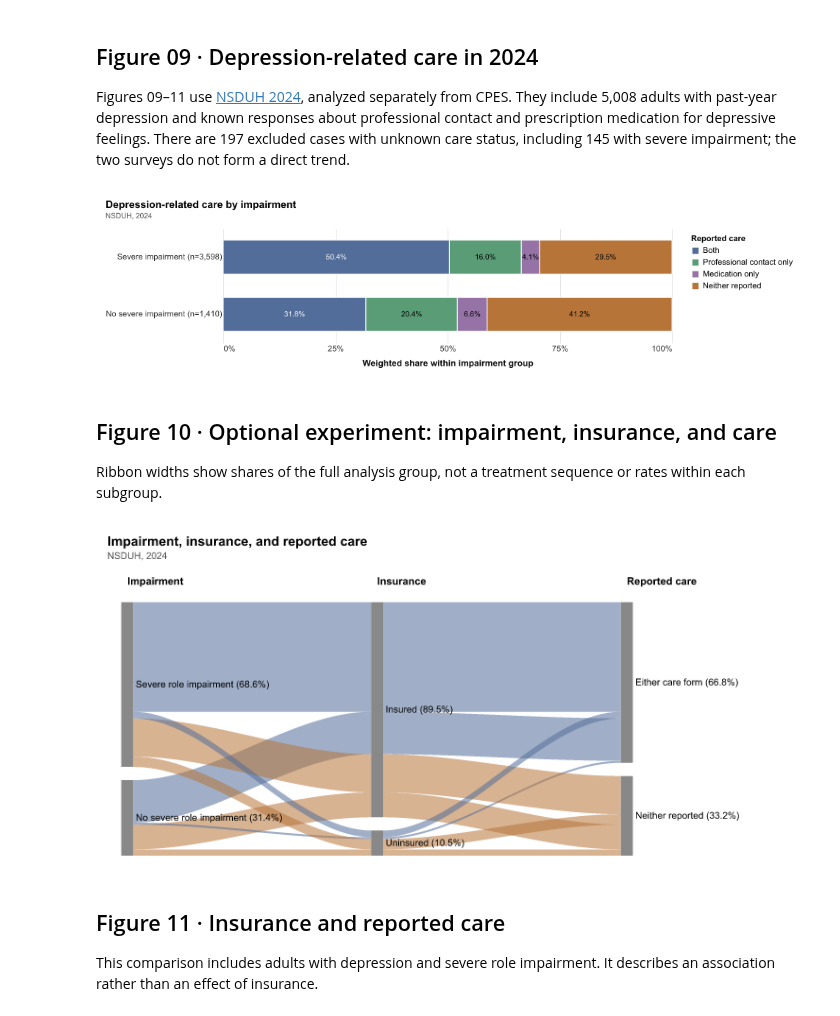
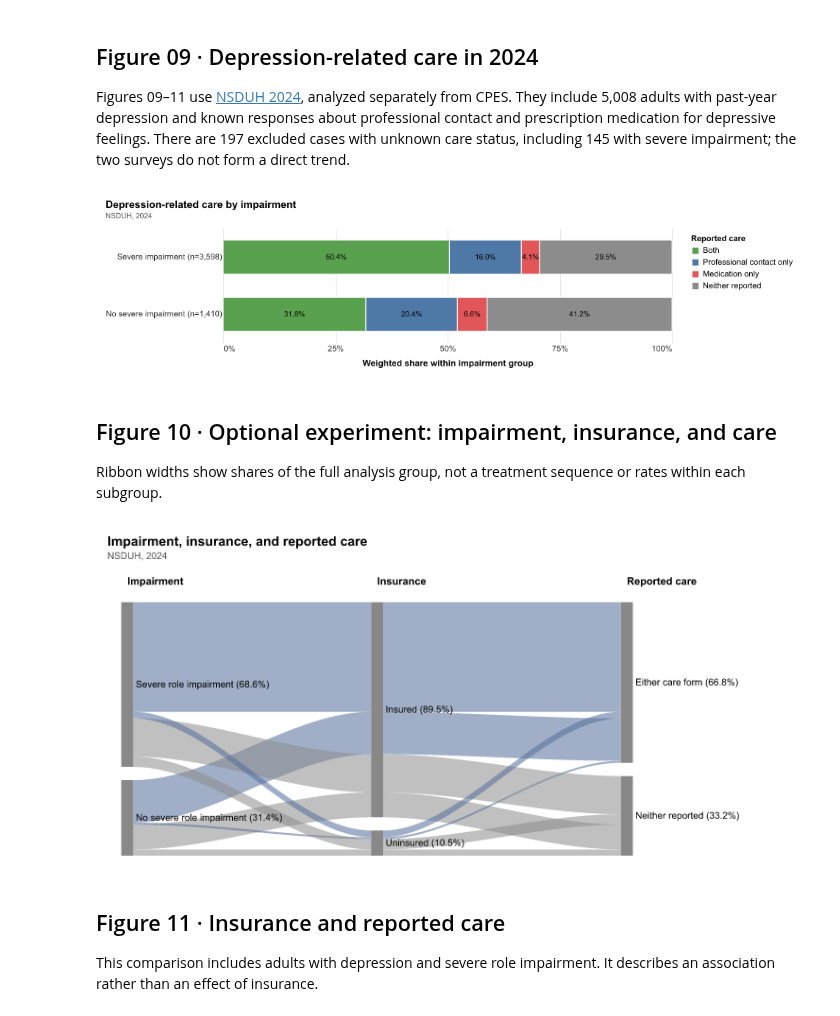
Before and after one commit to judycchen/capp30239-data-visualization_judy-chen, a Jupyter notebook: static-viz-project/milestone2_draft/static-draft.ipynb, the cells around one changed output. Saved outputs shown, nothing was run; the diff lists cells and outputs as text; code cells hidden in the pictures.

Commit message:
Use green blue red and gray for care categories

```diff
--- a/static-viz-project/milestone2_draft/static-draft.ipynb
+++ b/static-viz-project/milestone2_draft/static-draft.ipynb
@@ -26,7 +26,7 @@ import altair as alt
 # Display static PNGs in the notebook.
 alt.renderers.enable("png")
 
-BLUE, ORANGE = "#536D9A", "#B67439"
+BLUE = "#536D9A"
 # ColorBrewer Dark2: the same disorder keeps the same hue in every chart.
 DISORDER_COLORS = {
     "Depression": "#1b9e77",
@@ -40,9 +40,13 @@ DISORDER_COLORS = {
 DISORDER_LABELS = list(DISORDER_COLORS)
 DISORDER_SCALE = alt.Scale(domain=DISORDER_LABELS, range=list(DISORDER_COLORS.values()))
 NEUTRAL = "#7C8289"
-# Care categories use distinct hues; orange means neither care form.
-CARE_COLORS = {"Both": BLUE, "Professional contact only": "#5A9C76",
-               "Medication only": "#9673A6", "Neither reported": ORANGE}
+# Care categories keep the same colors across the 2024 figures.
+CARE_COLORS = {
+    "Both": "#59A14F",
+    "Professional contact only": "#4E79A7",
+    "Medication only": "#E15759",
+    "Neither reported": "#8C8C8C",
+}
 CPES_SOURCE = "CPES, 2001–2003"
 NSDUH_SOURCE = "NSDUH, 2024"
 
@@ -648,36 +652,35 @@ for group_code, group_label in [(1, "Severe impairment (n=3,598)"), (0, "No seve
     for order, status in enumerate(statuses):
         share = float(totals[status] / totals.sum())
         care_stack_rows.append({"impairment": group_label, "care": status, "weight": float(totals[status]),
                                 "share": share, "middle": cumulative + share / 2, "order": order})
         cumulative += share
 care_stack_df = pd.DataFrame(care_stack_rows)
 assert np.allclose(care_stack_df.groupby("impairment")["share"].sum(), 1)
 
 
 def care_combinations_chart(df):
     base = alt.Chart(df).encode(
         y=alt.Y("impairment:N", sort=df["impairment"].drop_duplicates().tolist(), title=None),
     )
     bars = base.mark_bar(size=46, stroke="white", strokeWidth=1).encode(
         x=alt.X("sum(weight):Q", title="Weighted share within impairment group",
                 scale=alt.Scale(domain=[0, 1], nice=False))
           .stack("normalize").axis(format="%", values=[0, .25, .5, .75, 1]),
         color=alt.Color("care:N", title="Reported care", scale=alt.Scale(domain=statuses, range=list(CARE_COLORS.values()))),
         order=alt.Order("order:Q", sort="ascending"),
     )
-    labels = base.mark_text(fontSize=10).encode(
+    labels = base.mark_text(fontSize=10, color="black").encode(
         x="middle:Q", text=alt.Text("share:Q", format=".1%"),
-        color=alt.condition("datum.care === 'Both'", alt.value("white"), alt.value("black")),
     )
     return (bars + labels).properties(width=610, height=155)
 
 
 save_chart(
     care_combinations_chart(care_stack_df), "09_depression_care_combinations.png", "Depression-related care by impairment",
     [NSDUH_SOURCE],
 )
 # %% [output]
-[figure, old version]
+[figure, new version]
 # %% [markdown]
 ## Figure 10 · Optional experiment: impairment, insurance, and care
 
@@ -736,7 +739,7 @@ def impairment_insurance_care_chart(ribbons, nodes, stages):
         x=alt.X("x:Q", scale=xs, axis=None),
         y=alt.Y("low:Q", scale=ys, axis=None, stack=None), y2="high:Q",
         detail="ribbon:N",
-        color=alt.Color("care:N", title="Reported care", scale=alt.Scale(domain=["Either care form", "Neither reported"], range=[BLUE, ORANGE]),
+        color=alt.Color("care:N", title="Reported care", scale=alt.Scale(domain=["Either care form", "Neither reported"], range=[BLUE, CARE_COLORS["Neither reported"]]),
                         legend=None),
     )
     bars = alt.Chart(nodes).mark_rect(color="#888888").encode(
@@ -758,7 +761,7 @@ save_chart(
     [NSDUH_SOURCE],
 )
 # %% [output]
-[figure, old version]
+[figure, new version]
 # %% [markdown]
 ## Figure 11 · Insurance and reported care
 
```
Also changed, not shown: parts of 1 cell of this notebook, 4 other files.
